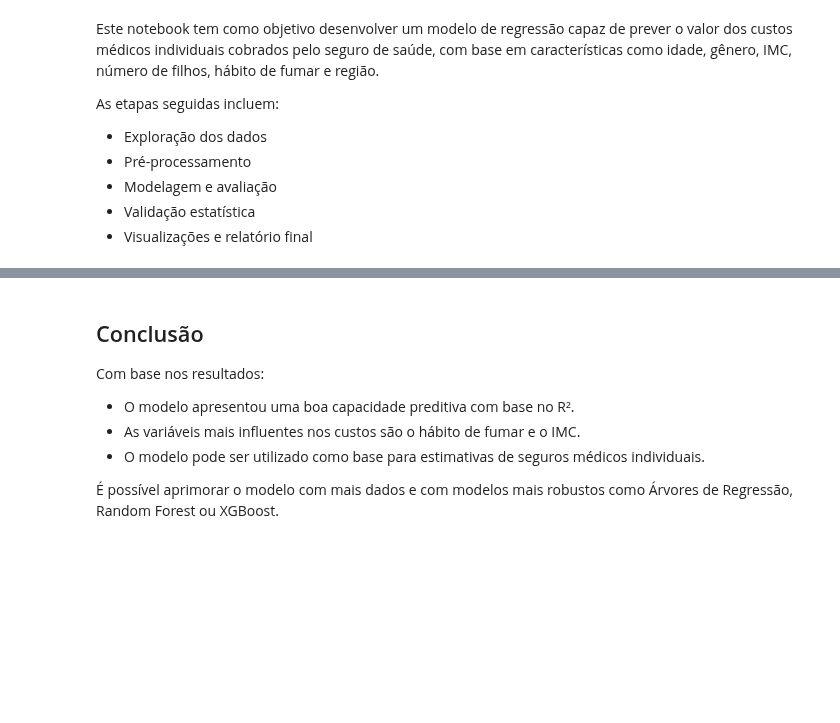
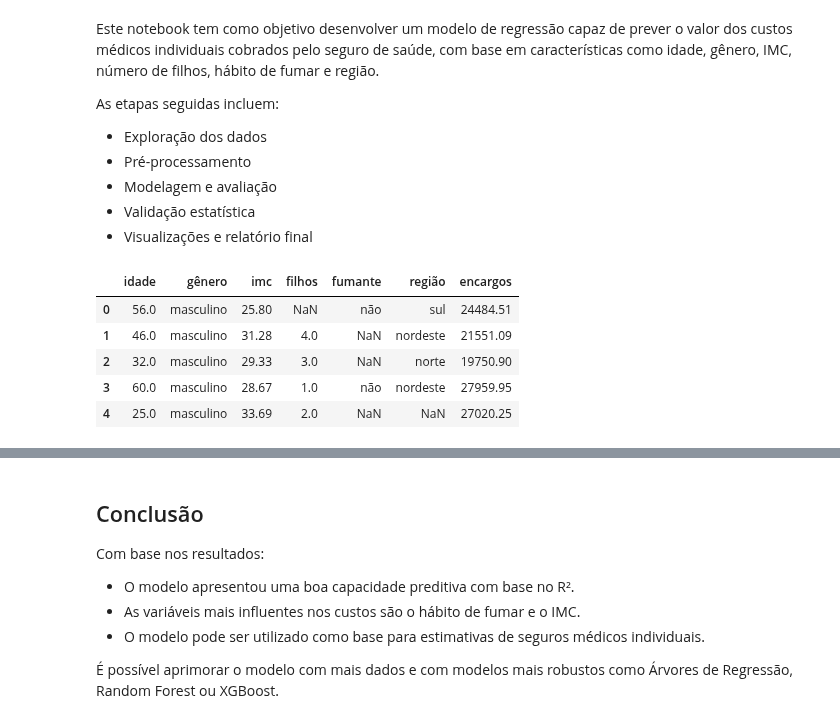
Before and after one commit to Danxff/IA-ML, a Jupyter notebook: medical-cost-prediction.ipynb, the cells around one changed output, grey strips where cells are left out. Cells and saved outputs as stored; diff of their text form; code cells hidden in the pictures; blank space fills up the shorter version.

```diff
--- a/medical-cost-prediction.ipynb
+++ b/medical-cost-prediction.ipynb
@@ -15,8 +12,18 @@ uploaded = files.upload()
 # %%
 import pandas as pd
 
-df = pd.read_csv("dados_custos_medicos_simulados.csv")
+# Lendo o arquivo direto do repositório Git
+url = 'https://raw.githubusercontent.com/Danxff/medical-cost-prediction/main/data/dados_custos_medicos_simulados.csv'
+
+df = pd.read_csv(url)
 df.head()
+# %% [output]
+|  | idade | gênero | imc | filhos | fumante | região | encargos |
+| 0 | 56.0 | masculino | 25.80 | NaN | não | sul | 24484.51 |
+| 1 | 46.0 | masculino | 31.28 | 4.0 | NaN | nordeste | 21551.09 |
+| 2 | 32.0 | masculino | 29.33 | 3.0 | NaN | norte | 19750.90 |
+| 3 | 60.0 | masculino | 28.67 | 1.0 | não | nordeste | 27959.95 |
+| 4 | 25.0 | masculino | 33.69 | 2.0 | NaN | NaN | 27020.25 |
 # %%
 df.info()
 df.describe()
```
Also changed, not shown: parts of 11 cells of this notebook.
